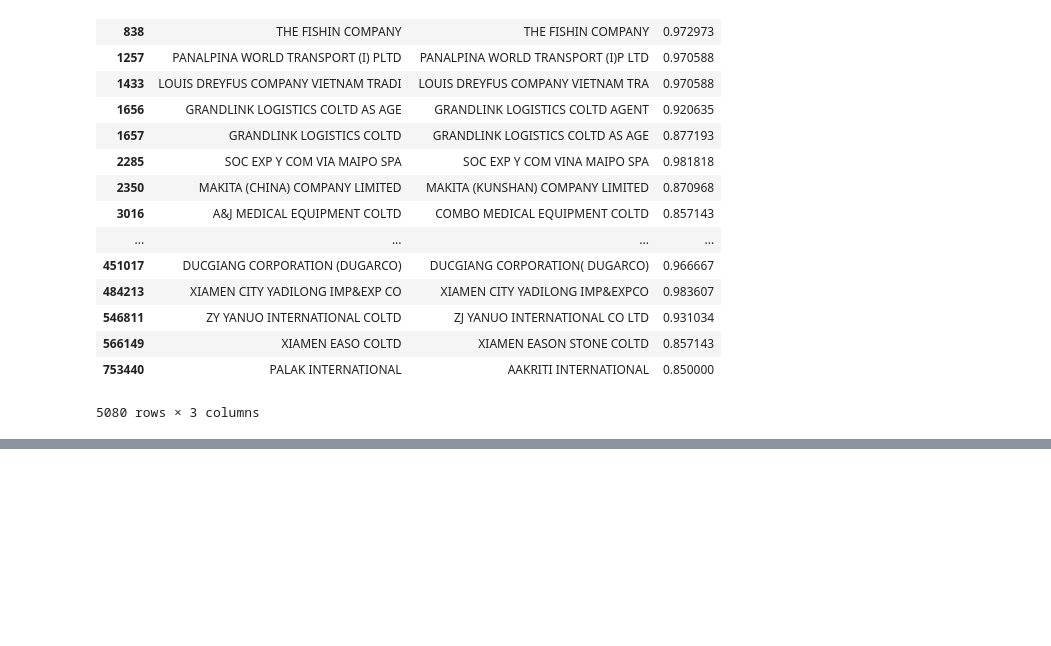
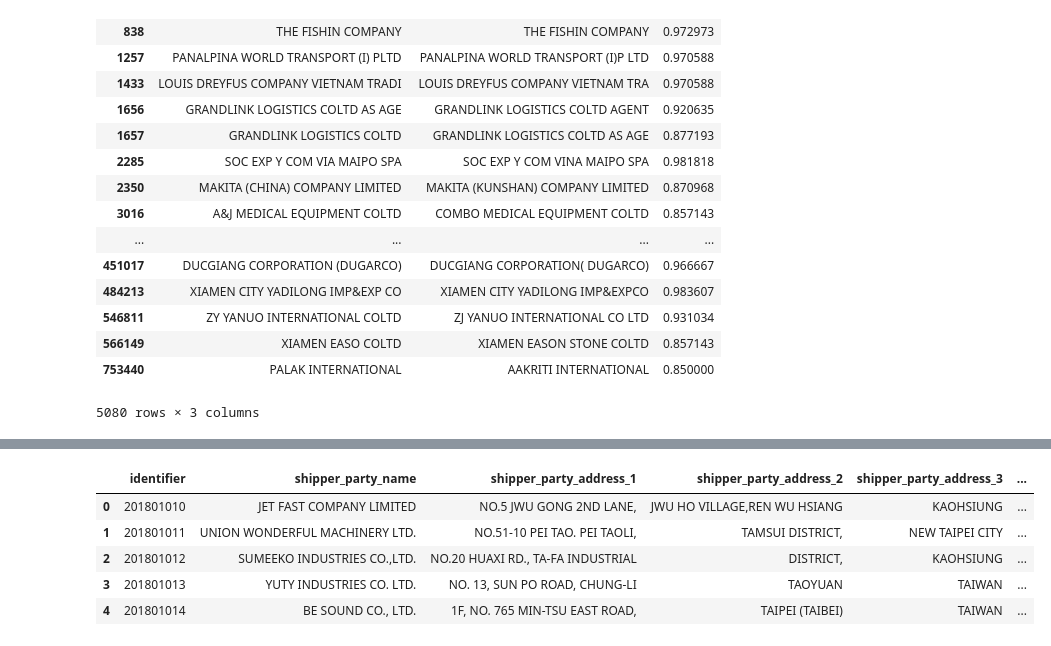
Before and after one commit to raymond180/FEIII-SHIP, a Jupyter notebook: shipper_matching.ipynb, the cells around one changed output, grey strips where cells are left out. Saved outputs shown, nothing was run; the diff lists cells and outputs as text; code cells hidden in the pictures; blank space fills up the shorter version.

```diff
--- a/shipper_matching.ipynb
+++ b/shipper_matching.ipynb
@@ -224,0 +257,9 @@ pd.concat(pool_outputs)
+# %%
+data.head()
+# %% [output]
+|  | identifier | shipper_party_name | shipper_party_address_1 | shipper_party_address_2 | shipper_party_address_3 | ... |
+| 0 | 201801010 | JET FAST COMPANY LIMITED | NO.5 JWU GONG 2ND LANE, | JWU HO VILLAGE,REN WU HSIANG | KAOHSIUNG | ... |
+| 1 | 201801011 | UNION WONDERFUL MACHINERY LTD. | NO.51-10 PEI TAO. PEI TAOLI, | TAMSUI DISTRICT, | NEW TAIPEI CITY | ... |
+| 2 | 201801012 | SUMEEKO INDUSTRIES CO.,LTD. | NO.20 HUAXI RD., TA-FA INDUSTRIAL | DISTRICT, | KAOHSIUNG | ... |
+| 3 | 201801013 | YUTY INDUSTRIES CO. LTD. | NO. 13, SUN PO ROAD, CHUNG-LI | TAOYUAN | TAIWAN | ... |
+| 4 | 201801014 | BE SOUND CO., LTD. | 1F, NO. 765 MIN-TSU EAST ROAD, | TAIPEI (TAIBEI) | TAIWAN | ... |
```
Also changed, not shown: parts of 6 cells of this notebook.
